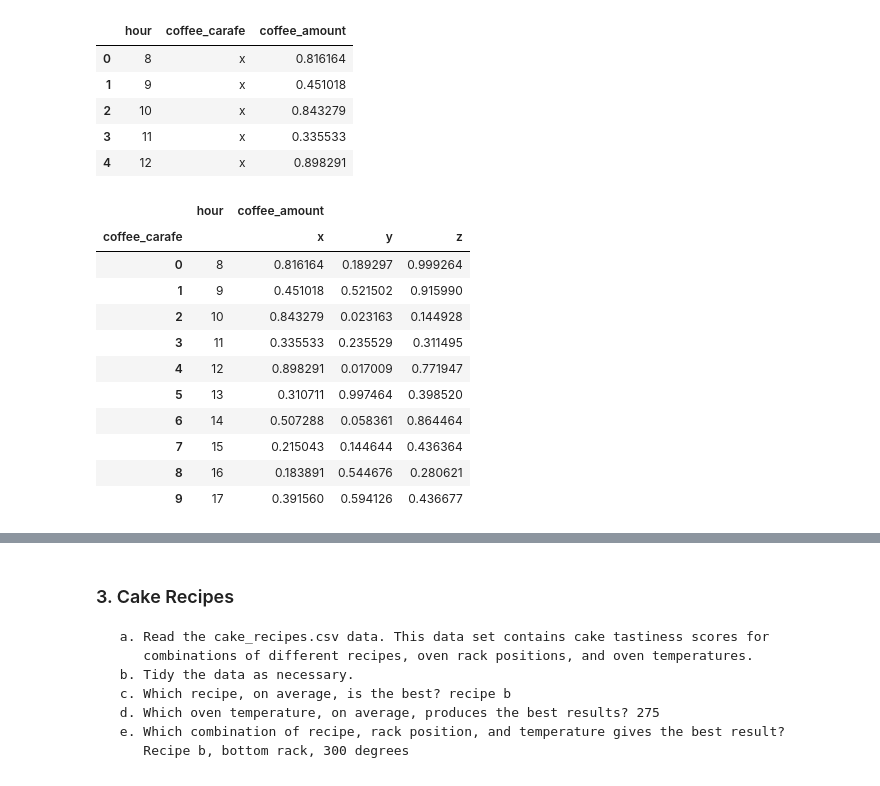
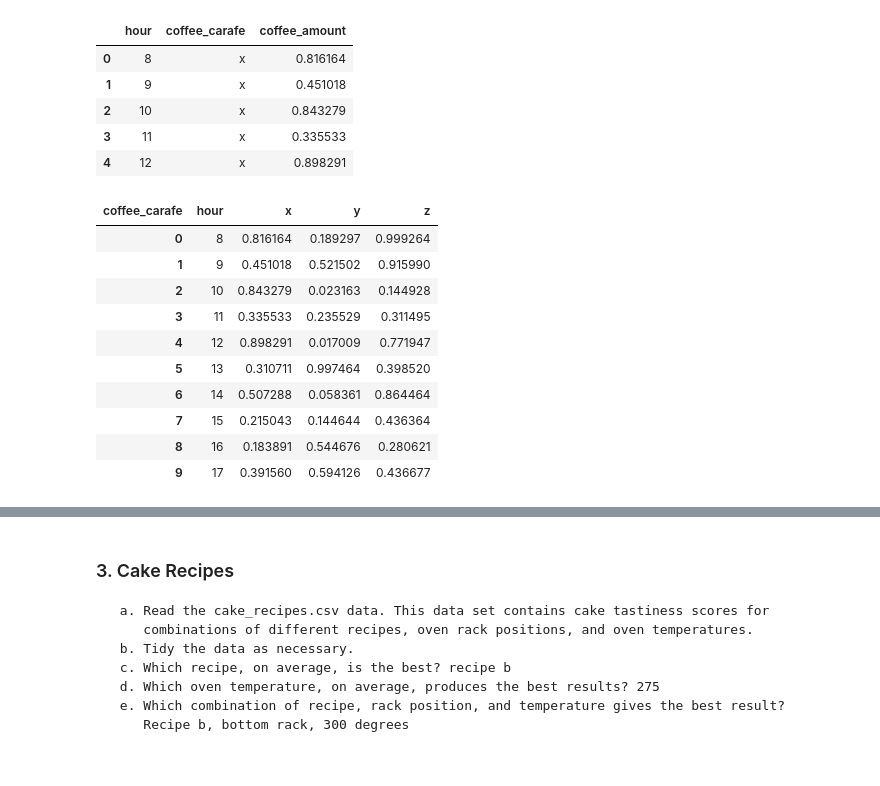
Before and after one commit to veronica-f-reyes/classification-exercises, a Jupyter notebook: tidy_data.ipynb, the cells around one changed output, grey strips where cells are left out. Saved outputs shown, nothing was run; the diff lists cells and outputs as text; code cells hidden in the pictures.

```diff
--- a/tidy_data.ipynb
+++ b/tidy_data.ipynb
@@ -130,12 +140,11 @@ df.head()
 # %%
 # pivot the coffee_carafe column. Reset index to go from multi-index to flat dataframe.
 
 coffee_tidy = df.pivot_table(index = ['hour'],
-                                       columns = ['coffee_carafe']).reset_index()
+                                       columns = ['coffee_carafe'], values='coffee_amount').reset_index()
 coffee_tidy
 # %% [output]
-|  | hour | coffee_amount |  |  |
-| coffee_carafe |  | x | y | z |
+| coffee_carafe | hour | x | y | z |
 | 0 | 8 | 0.816164 | 0.189297 | 0.999264 |
 | 1 | 9 | 0.451018 | 0.521502 | 0.915990 |
 | 2 | 10 | 0.843279 | 0.023163 | 0.144928 |
```
Also changed, not shown: parts of 16 cells of this notebook.
